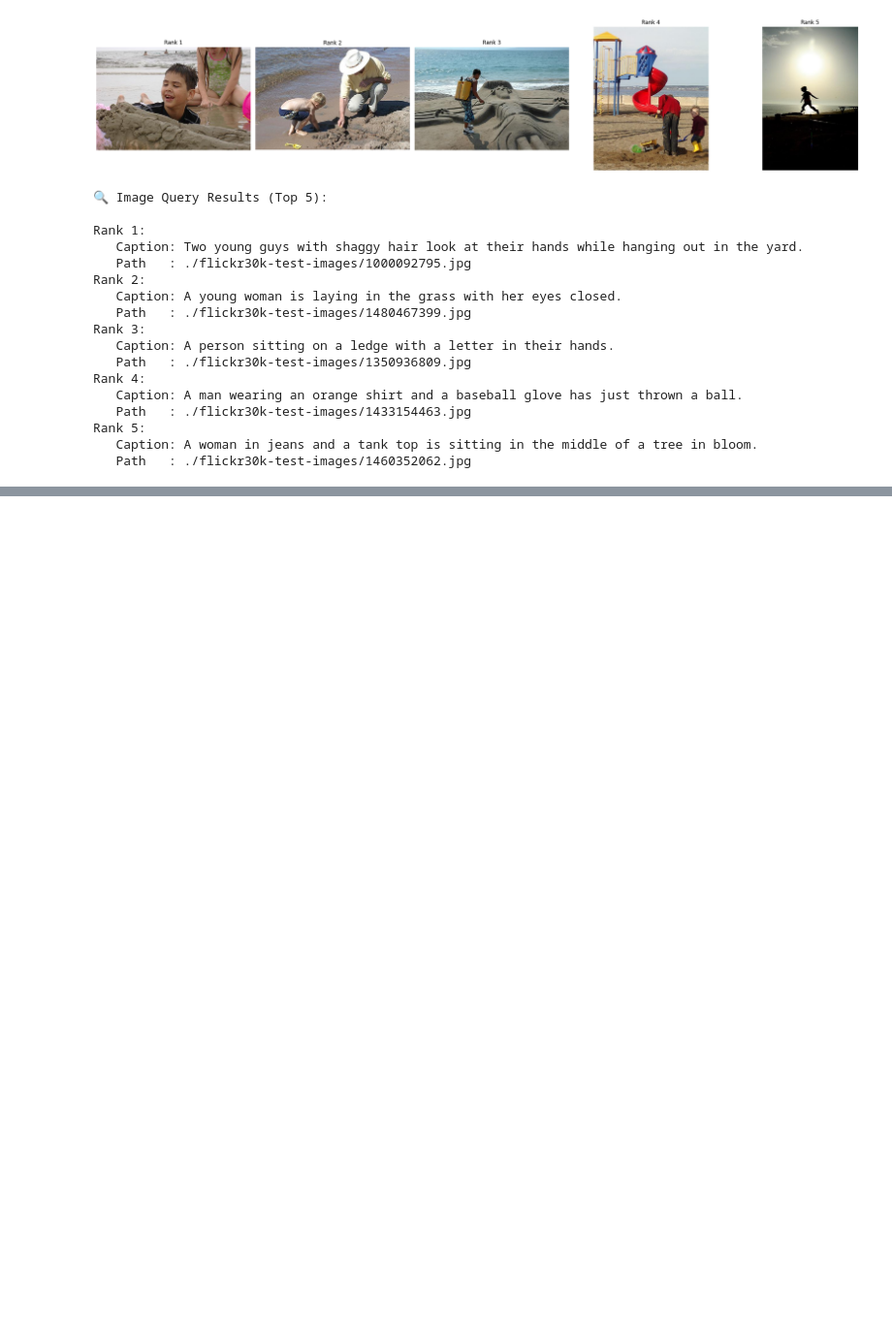
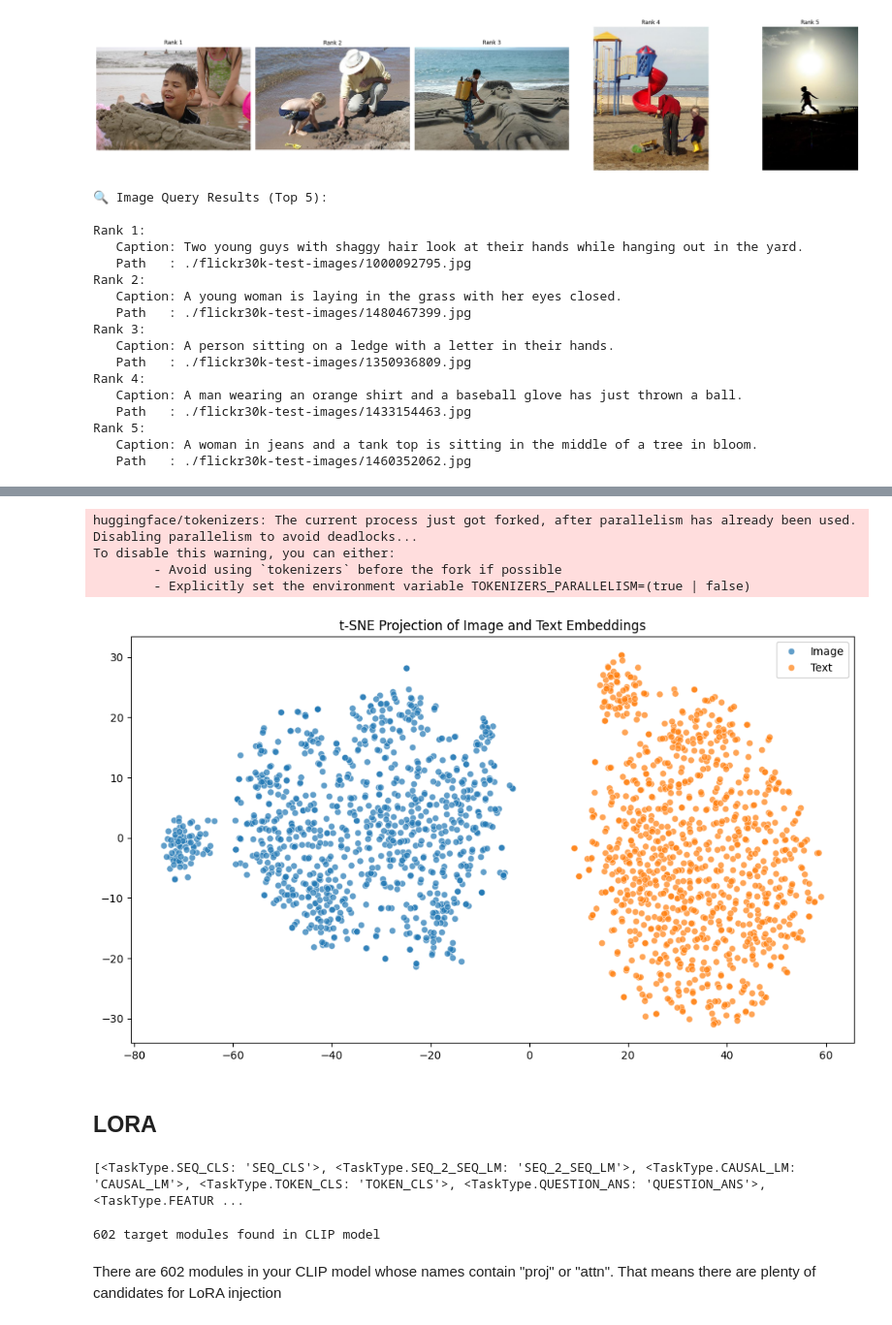
Before and after one commit to AB-at-UCR/SensAISearch, a Jupyter notebook: notebooks/data_exploration.ipynb, the cells around one changed output, grey strips where cells are left out. Shown at 97% size. Saved outputs shown, nothing was run; the diff lists cells and outputs as text; code cells hidden in the pictures; blank space fills up the shorter version.

Commit message:
added lora model

```diff
--- a/notebooks/data_exploration.ipynb
+++ b/notebooks/data_exploration.ipynb
@@ -474,0 +590,32 @@ Rank 5:
+# %%
+from sklearn.manifold import TSNE
+import seaborn as sns
+
+sample_size = 1000
+indices = np.random.choice(len(image_embeddings), size=sample_size, replace=False)
+sample_image_embeds = image_embeddings[indices]
+sample_text_embeds = text_embeddings[indices]
+
+combined = np.vstack((sample_image_embeds, sample_text_embeds))
+tsne = TSNE(n_components=2, perplexity=30, random_state=42)
+reduced = tsne.fit_transform(combined)
+
+labels = ["Image"] * sample_size + ["Text"] * sample_size
+
+plt.figure(figsize=(10, 6))
+sns.scatterplot(x=reduced[:, 0], y=reduced[:, 1], hue=labels, alpha=0.7)
+plt.title("t-SNE Projection of Image and Text Embeddings")
+plt.tight_layout()
+plt.show()
+# %% [output]
+huggingface/tokenizers: The current process just got forked, after parallelism has already been used. Disabling parallelism to avoid deadlocks...
+To disable this warning, you can either:
+        - Avoid using `tokenizers` before the fork if possible
+        - Explicitly set the environment variable TOKENIZERS_PARALLELISM=(true | false)
+[figure, added]
+# %% [markdown]
+## LORA
+# %%
+print(list(TaskType))
+# %% [output]
+[<TaskType.SEQ_CLS: 'SEQ_CLS'>, <TaskType.SEQ_2_SEQ_LM: 'SEQ_2_SEQ_LM'>, <TaskType.CAUSAL_LM: 'CAUSAL_LM'>, <TaskType.TOKEN_CLS: 'TOKEN_CLS'>, <TaskType.QUESTION_ANS: 'QUESTION_ANS'>, <TaskType.FEATUR ...
@@ -474,0 +633,11 @@ Rank 5:
+# %%
+target_modules = []
+for name, module in clip_model.named_modules():
+    if "proj" in name or "attn" in name:
+        target_modules.append(name)
+
+print(len(target_modules), "target modules found in CLIP model")
+# %% [output]
+602 target modules found in CLIP model
+# %% [markdown]
+There are 602 modules in your CLIP model whose names contain "proj" or "attn". That means there are plenty of candidates for LoRA injection
```
Also changed, not shown: parts of 20 cells of this notebook.
